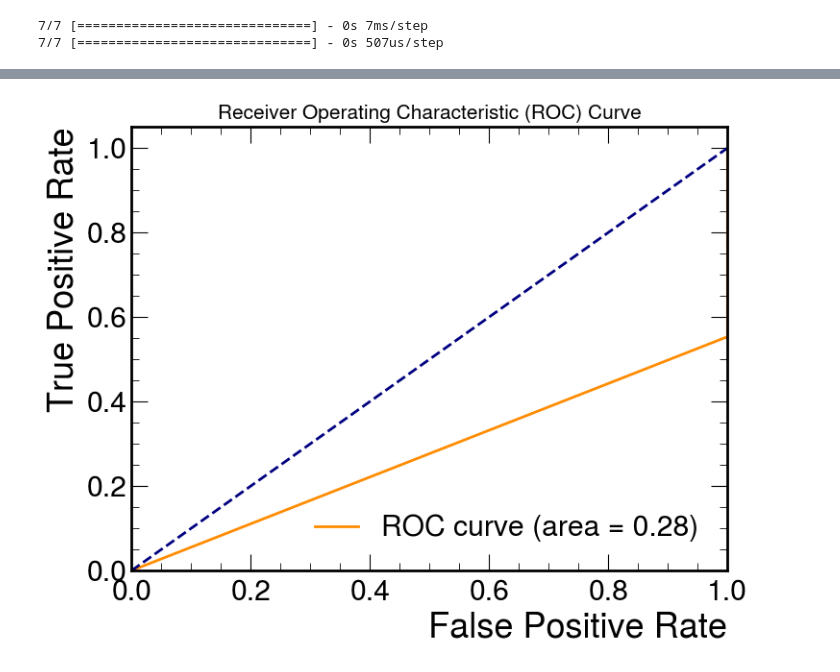
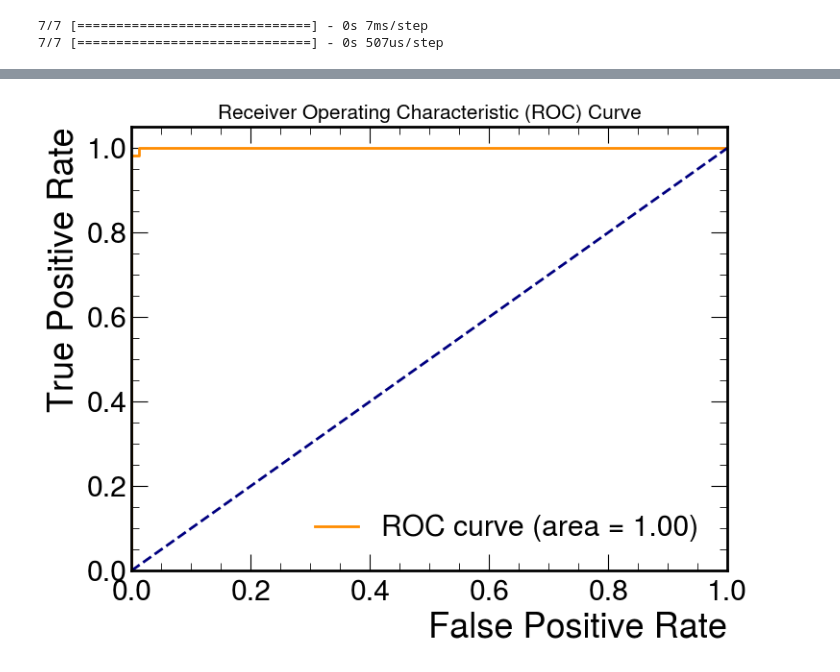
Before and after one commit to MatteoMorellini/CICADA-Google-Summer-of-Code, a Jupyter notebook: index.ipynb, the cells around one changed output, grey strips where cells are left out. Saved outputs shown, nothing was run; the diff lists cells and outputs as text; code cells hidden in the pictures.

```diff
--- a/index.ipynb
+++ b/index.ipynb
@@ -381,7 +470,8 @@ class CicadaV2:
             use_bias=False,
             name="dense2",
         )(x)
-        outputs = QActivation("quantized_relu(16, 8)", name="outputs")(x)
+        #outputs = QActivation("quantized_relu(16, 8)", name="outputs")(x)
+        outputs = Activation("sigmoid", name="outputs")(x)
         return Model(inputs, outputs, name="cicada-v2")
 # %% [markdown]
 ### Training
@@ -706,0 +805,2 @@ array([[0.]], dtype=float32)
+# %%
+y_loss_cicada = cicada_v2.predict(np.array(images_test), verbose=1)
@@ -707,5 +829,5 @@ array([[0.]], dtype=float32)
 # %%
-normalized_output = normalize_matrix()
+normalized_output = normalize_matrix(y_loss_cicada)
 plot_roc_curve(labels_test, normalized_output)
 # %% [output]
-[figure, old version]
+[figure, new version]
```
Also changed, not shown: parts of 16 cells of this notebook.
